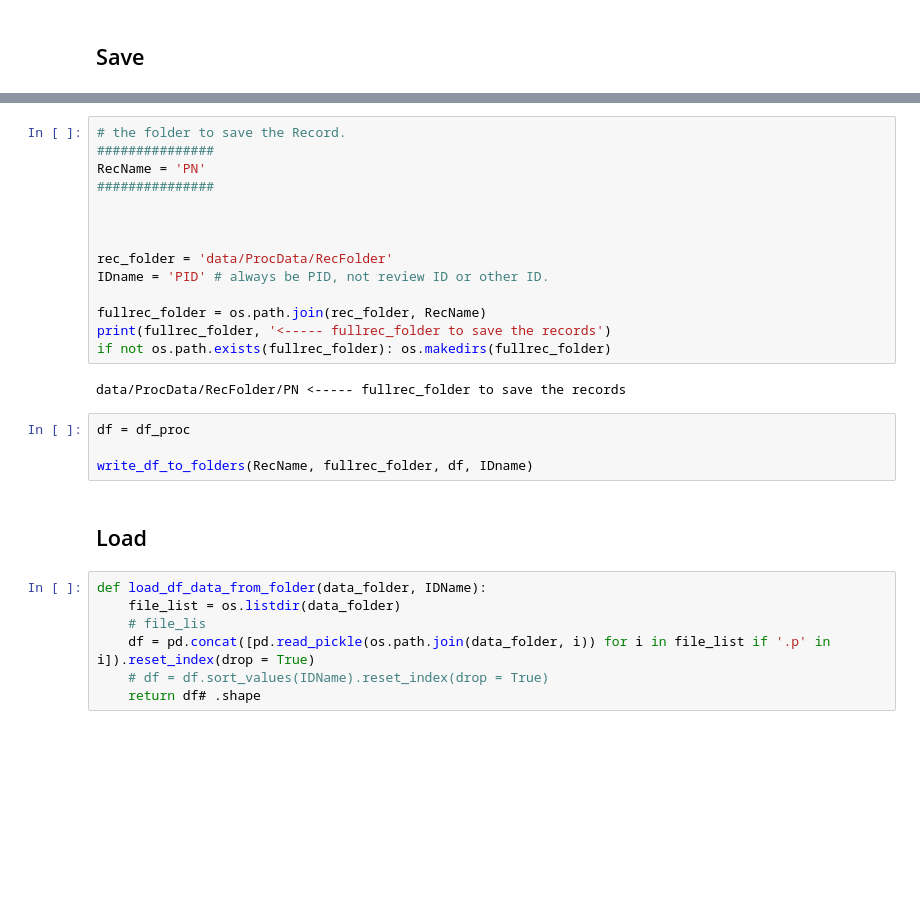
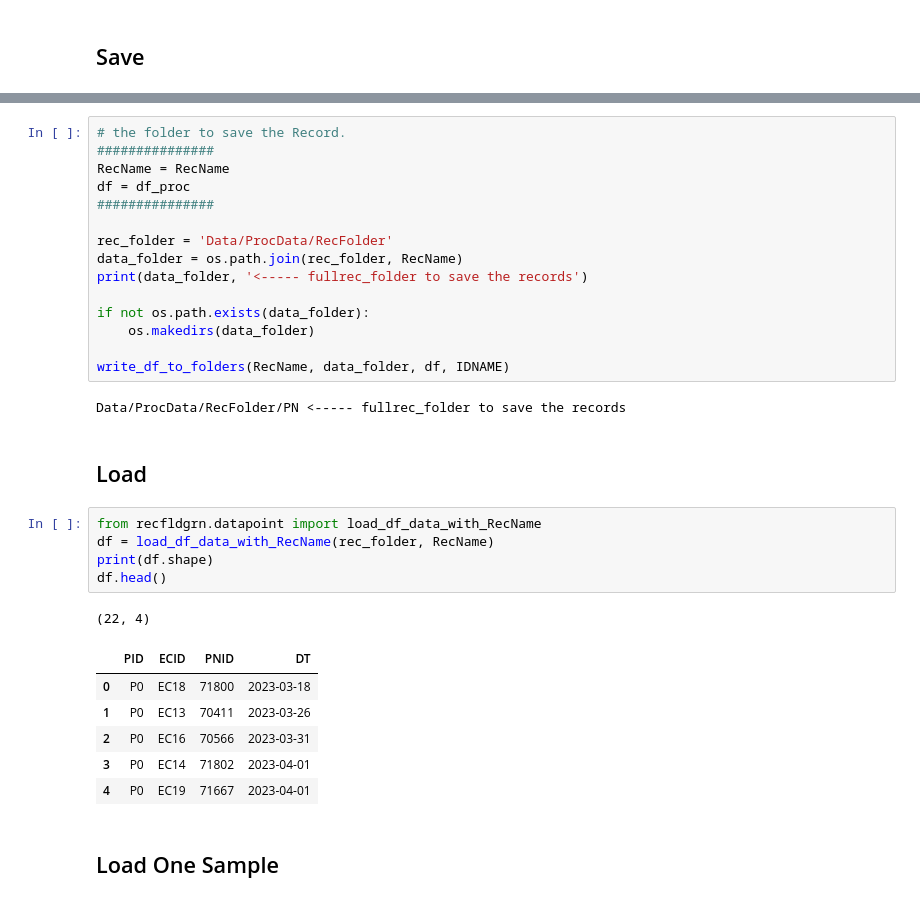
Before and after one commit to JHU-CDHAI/RecFldGrn, a Jupyter notebook: 1-RecFld/06-PN_RecFld.ipynb, the cells around one changed output, grey strips where cells are left out. Saved outputs shown, nothing was run; the diff lists cells and outputs as text; blank space fills up the shorter version.

```diff
--- a/1-RecFld/06-PN_RecFld.ipynb
+++ b/1-RecFld/06-PN_RecFld.ipynb
@@ -263,30 +170,35 @@ RANGE_SIZE = 10000
 # %%
 # the folder to save the Record.
 ###############
-RecName = 'PN'
+RecName = RecName
+df = df_proc
 ###############
 
+rec_folder = 'Data/ProcData/RecFolder'
+data_folder = os.path.join(rec_folder, RecName)
+print(data_folder, '<----- fullrec_folder to save the records')
 
+if not os.path.exists(data_folder):
+    os.makedirs(data_folder)
 
-rec_folder = 'data/ProcData/RecFolder'
-IDname = 'PID' # always be PID, not review ID or other ID.
-
-fullrec_folder = os.path.join(rec_folder, RecName)
-print(fullrec_folder, '<----- fullrec_folder to save the records')
-if not os.path.exists(fullrec_folder): os.makedirs(fullrec_folder)
+write_df_to_folders(RecName, data_folder, df, IDNAME)
 # %% [output]
-data/ProcData/RecFolder/PN <----- fullrec_folder to save the records
+Data/ProcData/RecFolder/PN <----- fullrec_folder to save the records
-# %%
-df = df_proc
-
-write_df_to_folders(RecName, fullrec_folder, df, IDname)
 # %% [markdown]
 ## Load
 # %%
-def load_df_data_from_folder(data_folder, IDName):
-    file_list = os.listdir(data_folder)
-    # file_lis
-    df = pd.concat([pd.read_pickle(os.path.join(data_folder, i)) for i in file_list if '.p' in i]).reset_index(drop = True)
-    # df = df.sort_values(IDName).reset_index(drop = True)
-    return df# .shape
+from recfldgrn.datapoint import load_df_data_with_RecName
+df = load_df_data_with_RecName(rec_folder, RecName)
+print(df.shape)
+df.head()
+# %% [output]
+(22, 4)
+|  | PID | ECID | PNID | DT |
+| 0 | P0 | EC18 | 71800 | 2023-03-18 |
+| 1 | P0 | EC13 | 70411 | 2023-03-26 |
+| 2 | P0 | EC16 | 70566 | 2023-03-31 |
+| 3 | P0 | EC14 | 71802 | 2023-04-01 |
+| 4 | P0 | EC19 | 71667 | 2023-04-01 |
+# %% [markdown]
+## Load One Sample
 # %%
```
Also changed, not shown: parts of 19 cells of this notebook, 7 other files.
